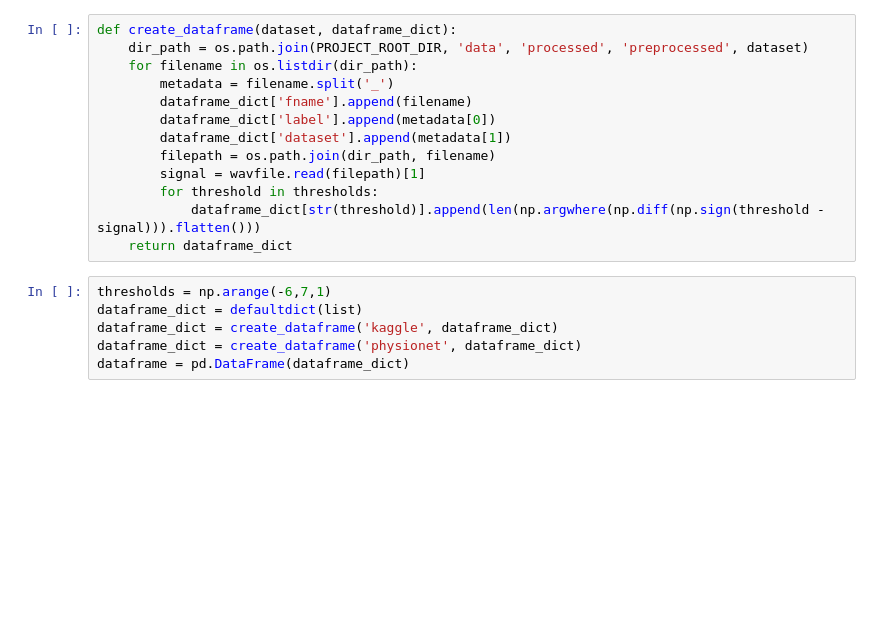
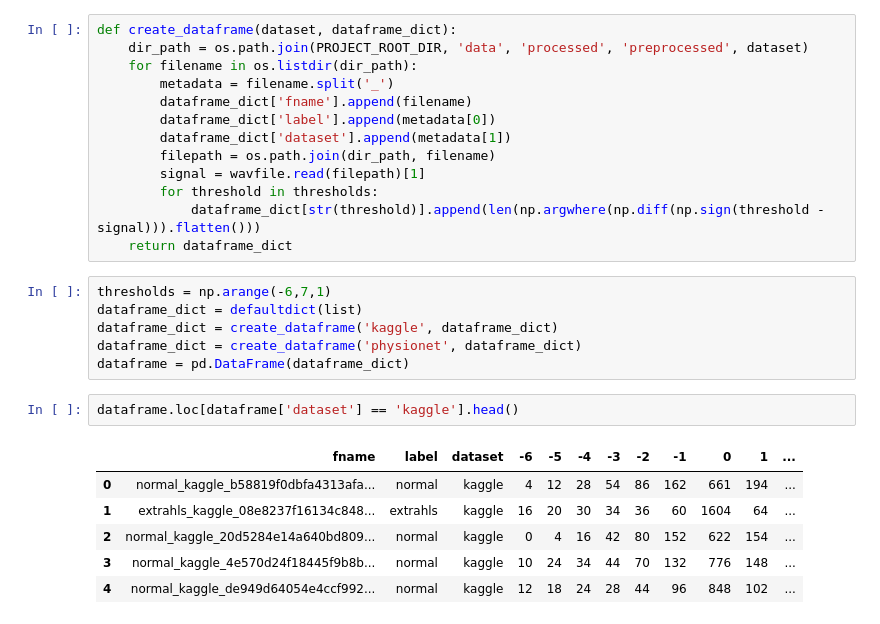
Before and after one commit to jczestochowska/heartbeat_classification, a Jupyter notebook: notebooks/violinplots_after_normalization.ipynb, the cells around one changed output. Cells and saved outputs as stored; diff of their text form; blank space fills up the shorter version.

```diff
--- a/notebooks/violinplots_after_normalization.ipynb
+++ b/notebooks/violinplots_after_normalization.ipynb
@@ -36,6 +39,15 @@ dataframe_dict = defaultdict(list)
 dataframe_dict = create_dataframe('kaggle', dataframe_dict)
 dataframe_dict = create_dataframe('physionet', dataframe_dict)
 dataframe = pd.DataFrame(dataframe_dict)
+# %%
+dataframe.loc[dataframe['dataset'] == 'kaggle'].head()
+# %% [output]
+|  | fname | label | dataset | -6 | -5 | -4 | -3 | -2 | -1 | 0 | 1 | ... |
+| 0 | normal_kaggle_b58819f0dbfa4313afa... | normal | kaggle | 4 | 12 | 28 | 54 | 86 | 162 | 661 | 194 | ... |
+| 1 | extrahls_kaggle_08e8237f16134c848... | extrahls | kaggle | 16 | 20 | 30 | 34 | 36 | 60 | 1604 | 64 | ... |
+| 2 | normal_kaggle_20d5284e14a640bd809... | normal | kaggle | 0 | 4 | 16 | 42 | 80 | 152 | 622 | 154 | ... |
+| 3 | normal_kaggle_4e570d24f18445f9b8b... | normal | kaggle | 10 | 24 | 34 | 44 | 70 | 132 | 776 | 148 | ... |
+| 4 | normal_kaggle_de949d64054e4ccf992... | normal | kaggle | 12 | 18 | 24 | 28 | 44 | 96 | 848 | 102 | ... |
 # %%
 plot_violin_plot("crossing -6 line", dataframe, x='dataset', y='-6', hue='label', figsize=12)
 # %% [output]
```
Also changed, not shown: parts of 14 cells of this notebook, 6 other files.
